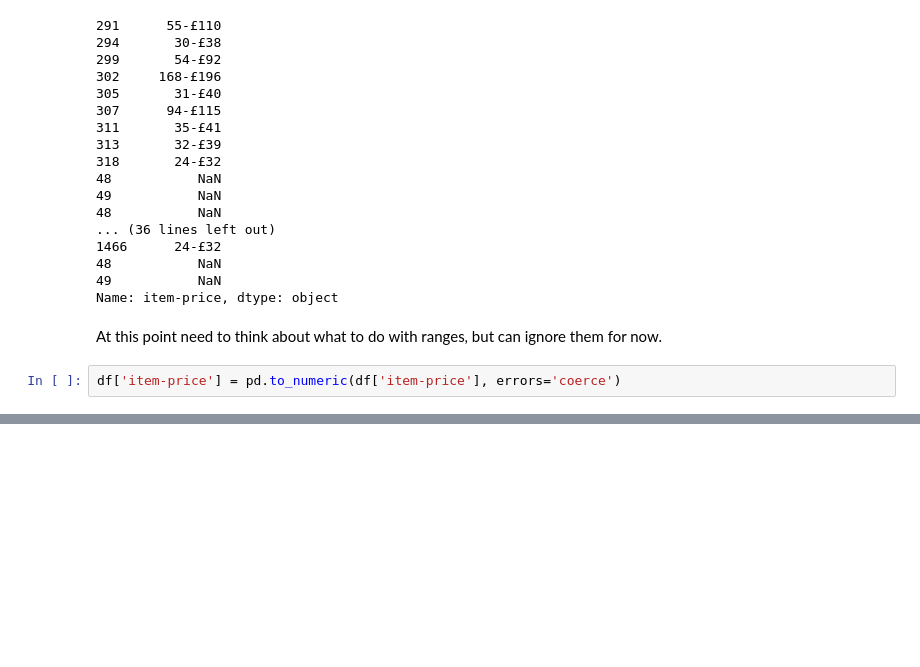
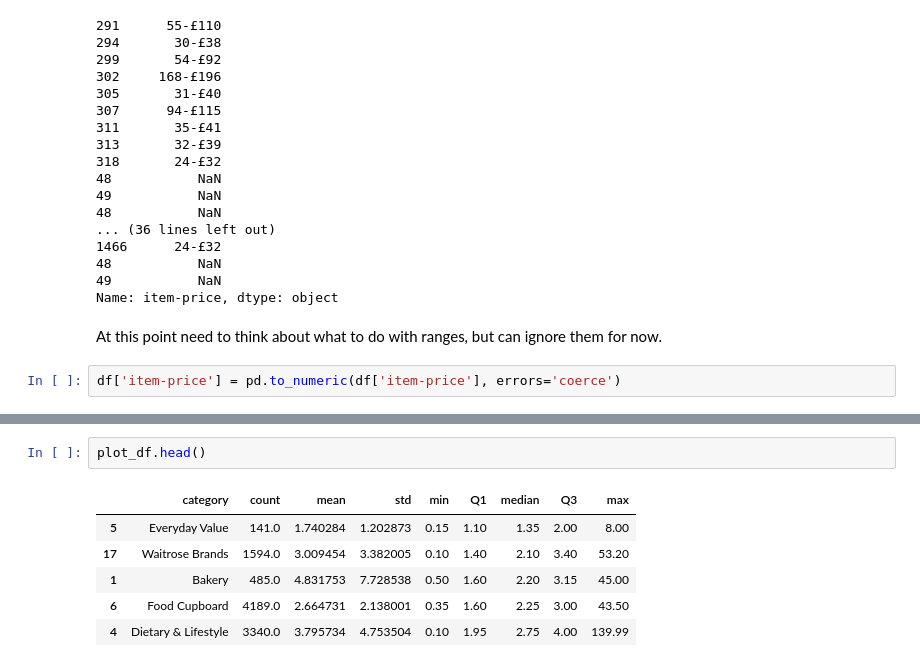
Before and after one commit to kearneyLSE/ds105a-2024, a Jupyter notebook: W04-Lecture/code/NB00 - Preprocessing.ipynb, the cells around one changed output, grey strips where cells are left out. Saved outputs shown, nothing was run; the diff lists cells and outputs as text; blank space fills up the shorter version.

```diff
--- a/W04-Lecture/code/NB00 - Preprocessing.ipynb
+++ b/W04-Lecture/code/NB00 - Preprocessing.ipynb
@@ -173,0 +241,9 @@ df['item-price'] = pd.to_numeric(df['item-price'], errors='coerce')
+# %%
+plot_df.head()
+# %% [output]
+|  | category | count | mean | std | min | Q1 | median | Q3 | max |
+| 5 | Everyday Value | 141.0 | 1.740284 | 1.202873 | 0.15 | 1.10 | 1.35 | 2.00 | 8.00 |
+| 17 | Waitrose Brands | 1594.0 | 3.009454 | 3.382005 | 0.10 | 1.40 | 2.10 | 3.40 | 53.20 |
+| 1 | Bakery | 485.0 | 4.831753 | 7.728538 | 0.50 | 1.60 | 2.20 | 3.15 | 45.00 |
+| 6 | Food Cupboard | 4189.0 | 2.664731 | 2.138001 | 0.35 | 1.60 | 2.25 | 3.00 | 43.50 |
+| 4 | Dietary & Lifestyle | 3340.0 | 3.795734 | 4.753504 | 0.10 | 1.95 | 2.75 | 4.00 | 139.99 |
```
Also changed, not shown: parts of 3 cells of this notebook.
